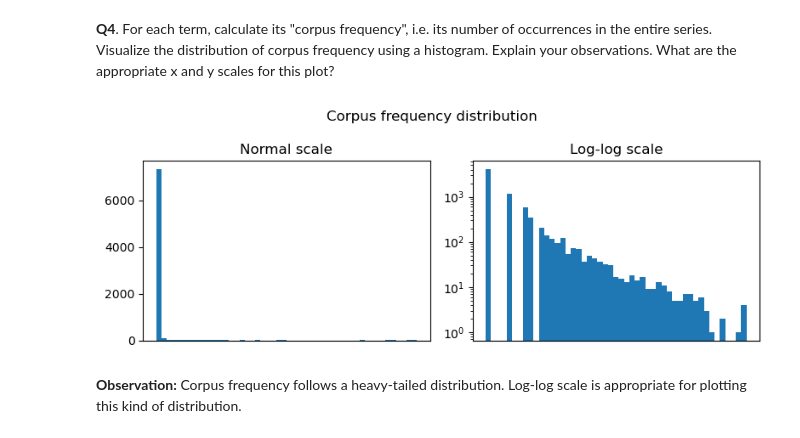
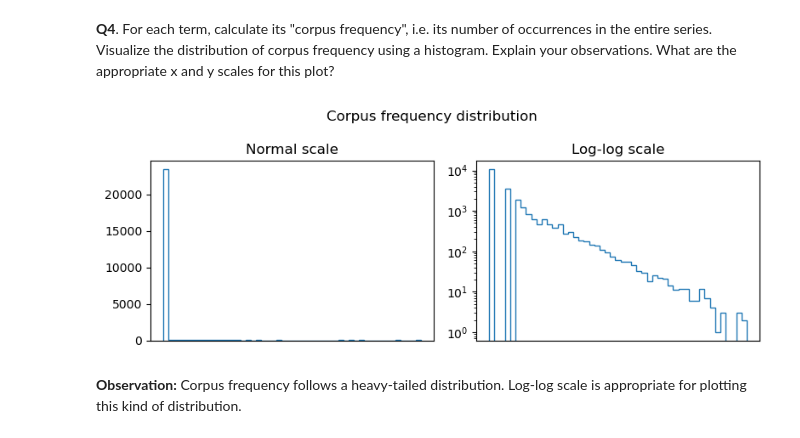
Before and after one commit to Zhang-XC/ADA2023, a Jupyter notebook: Exercises/09 - Handing text/Handling_text_exercise_2.ipynb, the cells around one changed output. Drawn from its saved outputs; the diff is of its cells as text; code cells hidden in the pictures.

Commit message:
Correct Ex09

```diff
--- a/Exercises/09 - Handing text/Handling_text_exercise_2.ipynb
+++ b/Exercises/09 - Handing text/Handling_text_exercise_2.ipynb
@@ -25,18 +25,19 @@ Our friends' argument concerns the entire show. We have given you a file in the
 
 **Note: The data refers to seasons as "series".**
 # %%
-# your code goes here
-episodes, scenes, dialogue, dialogues = [], [], [], []
+'''Correction'''
+scripts = []
 with open("data/all_scripts.txt", encoding="utf-8") as f:
     lines = f.readlines()
     for line in lines:
         if line.startswith(">>"):
-            episodes.append(line[2:].strip())
+            episode = line[2:].strip()
+            season = episode.split(" ")[1]
         elif line.startswith(">"):
-            scenes.append(line[1:].strip())
-            if dialogue:
-                dialogues.append(dialogue)
-                dialogue = []
+            scene = line[1:].strip()
         else:
-            dialogue.append(line.strip())
-    dialogues.append(dialogue)
+            character, dialogue = line.strip().split(":", 1)
+            dialogue = dialogue.strip()
+            scripts.append([season, episode, scene, character, dialogue])
+df = pd.DataFrame(scripts, columns=["season", "episode", "scene", "character", "dialogue"])
+display(df)
@@ -43,9 +57,0 @@ with open("data/all_scripts.txt", encoding="utf-8") as f:
-# %%
-scripts = list(zip(episodes, scenes, dialogues))
-df = pd.DataFrame(scripts, columns=["episode", "scene", "dialogue"])
-# explode DataFrame on "dialogue", make each line of dialogue a new row
-df = df.explode("dialogue")
-# split lines into character name and line content by the first ":"
-df[["character", "dialogue"]] = df["dialogue"].str.split(":", n=1, expand=True)
-df["dialogue"] = df["dialogue"].str.strip()
-display(df)
@@ -123,25 +128,25 @@ df_preprocessed.head()
 # %%
 # your code goes here
 from collections import Counter
 
 corpus = " ".join(df_preprocessed["dialogue"].tolist())
 vocabulary = Counter(corpus.split())
 freq = list(vocabulary.values())
 
 fig, axs = plt.subplots(1, 2, figsize=(8, 3))
 fig.suptitle("Corpus frequency distribution")
-axs[0].hist(freq, bins=50)
+axs[0].hist(freq, bins=50, histtype="step")
 axs[0].set_xticks([])
 axs[0].set_title("Normal scale")
 
 logbins = np.linspace(np.log(freq).min(), np.log(freq).max(), 50)
-axs[1].hist(np.log(freq), bins=logbins, log=True)
+axs[1].hist(np.log(freq), bins=logbins, histtype="step", log=True)
 axs[1].set_xticks([])
 axs[1].set_title("Log-log scale")
 plt.tight_layout()
 plt.show()
 # %% [output]
-[figure, old version]
+[figure, new version]
 # %% [markdown]
 **Observation:** Corpus frequency follows a heavy-tailed distribution. Log-log scale is appropriate for plotting this kind of distribution.
 # %% [markdown]
```
Also changed, not shown: parts of 10 cells of this notebook.
